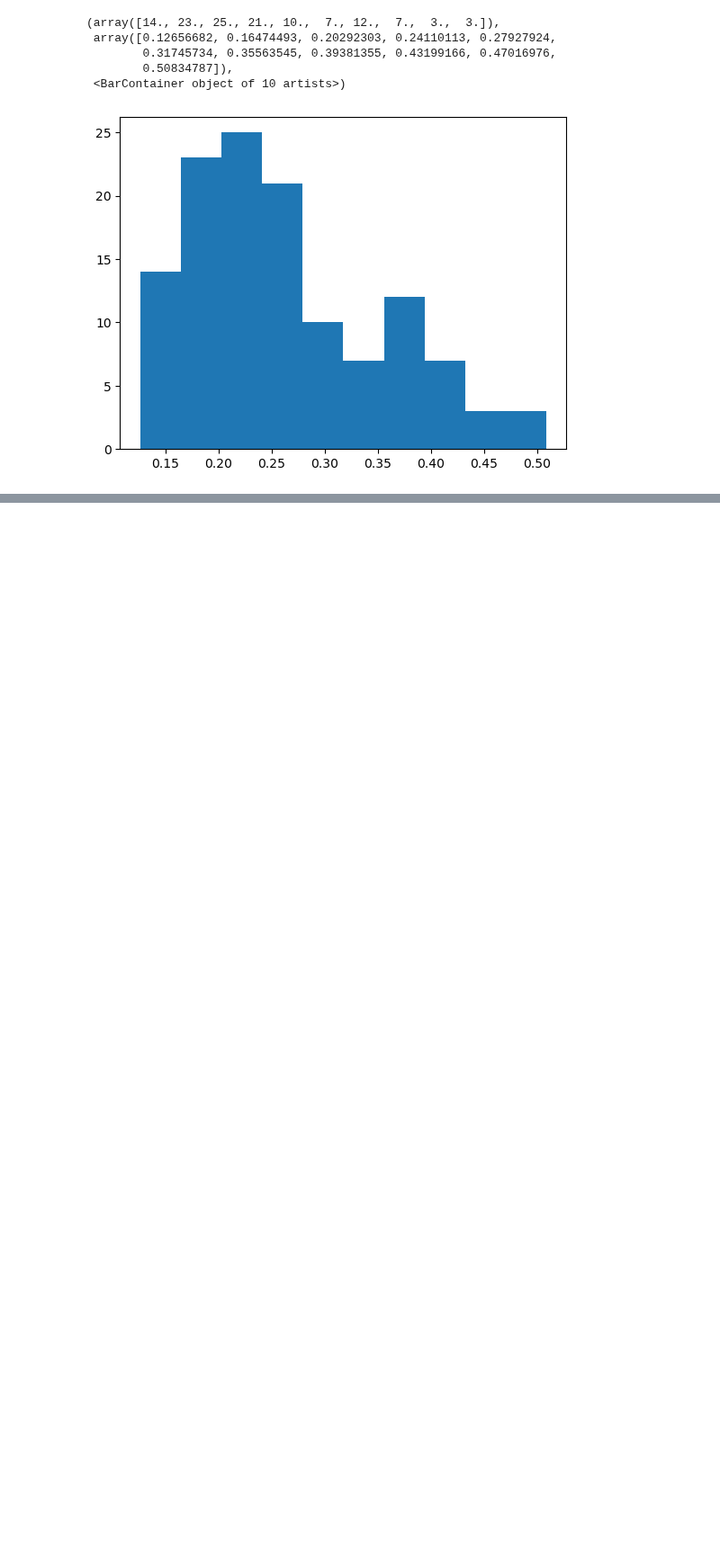
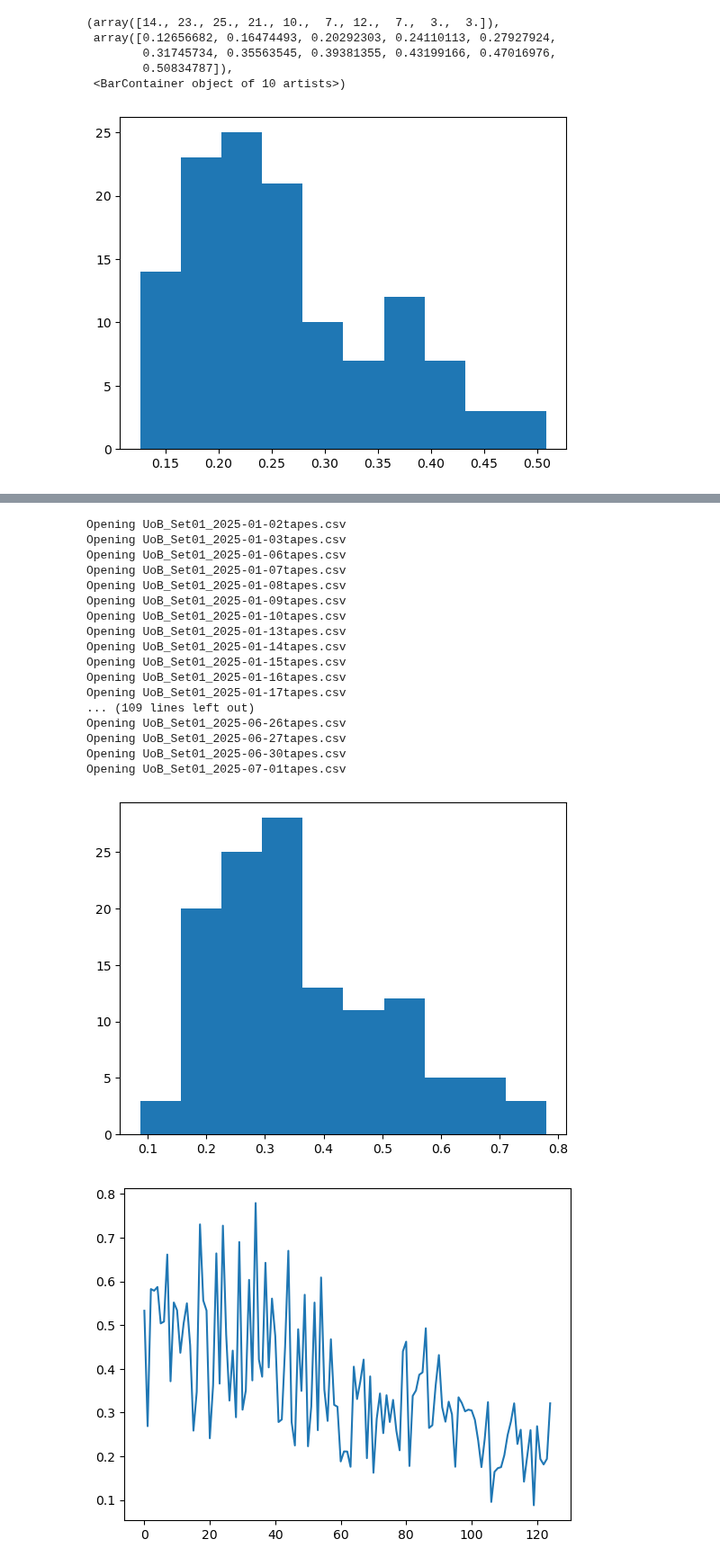
Before and after one commit to UoB-DSMP-2023-24/dsmp-2024-group-19, a Jupyter notebook: EDA/Hurst_Exponent.ipynb, the cells around one changed output, grey strips where cells are left out. Shown at 90% size. Saved outputs shown, nothing was run; the diff lists cells and outputs as text; code cells hidden in the pictures; blank space fills up the shorter version.

```diff
--- a/EDA/Hurst_Exponent.ipynb
+++ b/EDA/Hurst_Exponent.ipynb
@@ -108,13 +135,59 @@ Opening UoB_Set01_2025-07-01tapes.csv
 # %%
+from fast_tools import get_all_tapes
+from tools import get_Tapes
+
+resample_period = "5min"
+
+# Load data
+raw_tapes = get_Tapes(125,0)
+
+tapes_data = [t["Price"].resample(resample_period).last().ffill().to_numpy() for t in raw_tapes] # resample down to 1 min
+
+# create numpy array
+data_array = np.array(tapes_data)
+
+# 0 is time
+# 1 is price
+# 2 is volume
+
 # import hurst exponent function
 from hurst import compute_Hc
 
 # Create a list to store the results
 hurst_results = []
 
 # Loop through each tape
 for i in range(len(data_array)):
     # Compute the hurst exponent
     H, c, data = compute_Hc(data_array[i], kind='price', simplified=True)
     # Append the results to the list
     hurst_results.append(H)
+
+
+# histogram of hurst exponents
+plt.hist(hurst_results)
+plt.show()
+
+# line plot of hurst exponents
+plt.plot(hurst_results)
+plt.show()
+# %% [output]
+Opening UoB_Set01_2025-01-02tapes.csv
+Opening UoB_Set01_2025-01-03tapes.csv
+Opening UoB_Set01_2025-01-06tapes.csv
+Opening UoB_Set01_2025-01-07tapes.csv
+Opening UoB_Set01_2025-01-08tapes.csv
+Opening UoB_Set01_2025-01-09tapes.csv
+Opening UoB_Set01_2025-01-10tapes.csv
+Opening UoB_Set01_2025-01-13tapes.csv
+Opening UoB_Set01_2025-01-14tapes.csv
+Opening UoB_Set01_2025-01-15tapes.csv
+Opening UoB_Set01_2025-01-16tapes.csv
+Opening UoB_Set01_2025-01-17tapes.csv
+... (109 lines left out)
+Opening UoB_Set01_2025-06-26tapes.csv
+Opening UoB_Set01_2025-06-27tapes.csv
+Opening UoB_Set01_2025-06-30tapes.csv
+Opening UoB_Set01_2025-07-01tapes.csv
+[figure, added]
+[figure, added]
```
Also changed, not shown: parts of 3 cells of this notebook.
